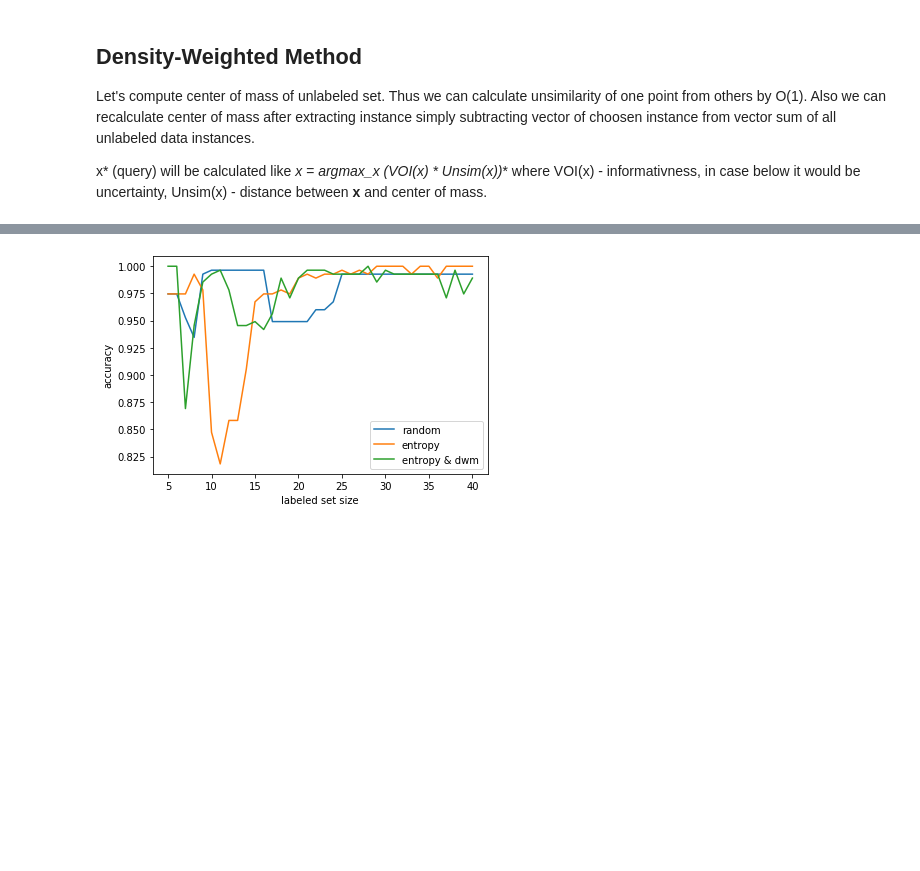
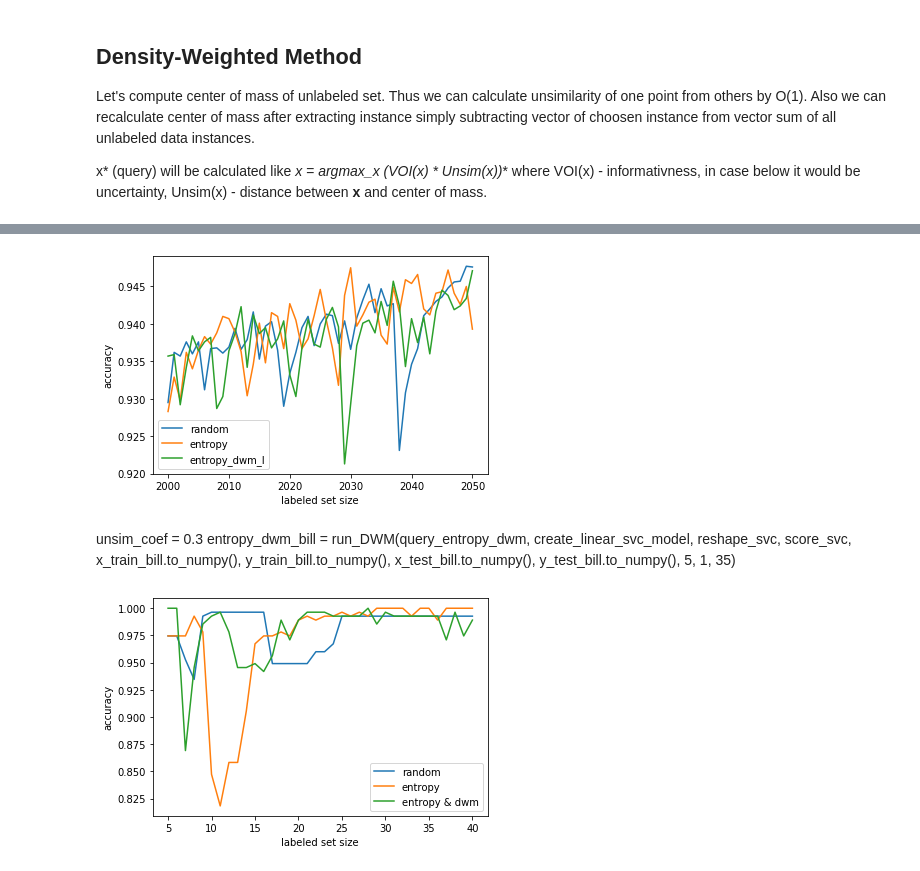
Before and after one commit to nibydlo/Thesis, a Jupyter notebook: first_impl/UncertaintyAL.ipynb, the cells around one changed output, grey strips where cells are left out. Saved outputs shown, nothing was run; the diff lists cells and outputs as text; code cells hidden in the pictures; blank space fills up the shorter version.

Commit message:
add batch size experiment

```diff
--- a/first_impl/UncertaintyAL.ipynb
+++ b/first_impl/UncertaintyAL.ipynb
@@ -333,0 +367,20 @@ entropy_dwm_bill = run_DWM(query_entropy_dwm, create_linear_svc_model, reshape_s
+# %%
+random_mnist = run_AL(query_default, create_sequential_model, reshape_mnist, score_sequential,
+                    x_train_mnist,
+                    y_train_mnist,
+                    x_test_mnist,
+                    y_test_mnist,
+                    2000, 1, 50)
+entropy_mnist = run_AL(query_entropy, create_sequential_model, reshape_mnist, score_sequential,
+                    x_train_mnist,
+                    y_train_mnist,
+                    x_test_mnist,
+                    y_test_mnist,
+                    2000, 1, 50)
+# %%
+entropy_mnist_dwm_l = run_DWM_labeled(query_entropy_dwm, create_sequential_model, reshape_mnist, score_sequential,
+                      x_train_mnist,
+                      y_train_mnist,
+                      x_test_mnist,
+                      y_test_mnist,
+                      2000, 1, 50)
@@ -334,3 +405,29 @@ entropy_dwm_bill = run_DWM(query_entropy_dwm, create_linear_svc_model, reshape_s
+# %%
+xs_random = [e[0] for e in random_mnist]
+ys_random = [e[1] for e in random_mnist]
+plt.plot(xs_random, ys_random, label='random')
+
+xs_entropy = [e[0] for e in entropy_mnist]
+ys_entropy = [e[1] for e in entropy_mnist]
+plt.plot(xs_entropy, ys_entropy, label='entropy')
+
+xs_entropy_dwm = [e[0] for e in entropy_mnist_dwm_l]
+ys_entropy_dwm = [e[1] for e in entropy_mnist_dwm_l]
+plt.plot(xs_entropy_dwm, ys_entropy_dwm, label='entropy_dwm_l')
+plt.xlabel('labeled set size')
+plt.ylabel('accuracy')
+plt.legend()
+plt.show()
+# %% [output]
+[figure, added]
+# %% [markdown]
+unsim_coef = 0.3
+entropy_dwm_bill = run_DWM(query_entropy_dwm, create_linear_svc_model, reshape_svc, score_svc,
+                    x_train_bill.to_numpy(),
+                    y_train_bill.to_numpy(),
+                    x_test_bill.to_numpy(),
+                    y_test_bill.to_numpy(),
+                    5, 1, 35)
 # %%
 xs_random = [e[0] for e in random_bill]
 ys_random = [e[1] for e in random_bill]
```
Also changed, not shown: parts of 12 cells of this notebook.
